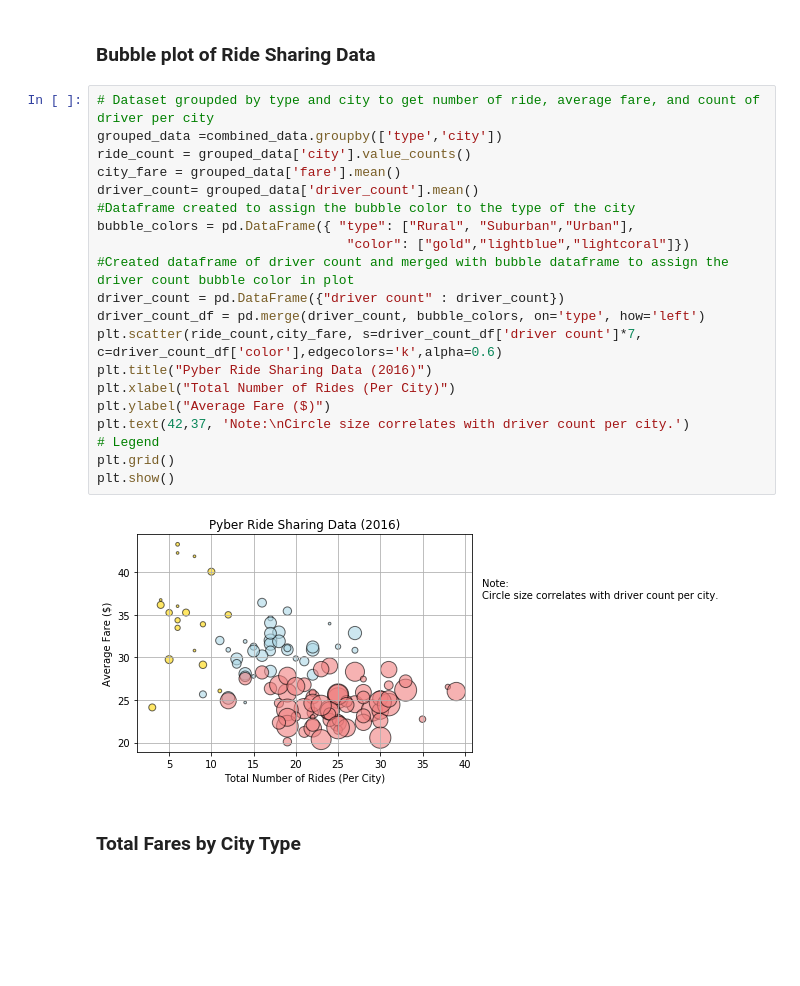
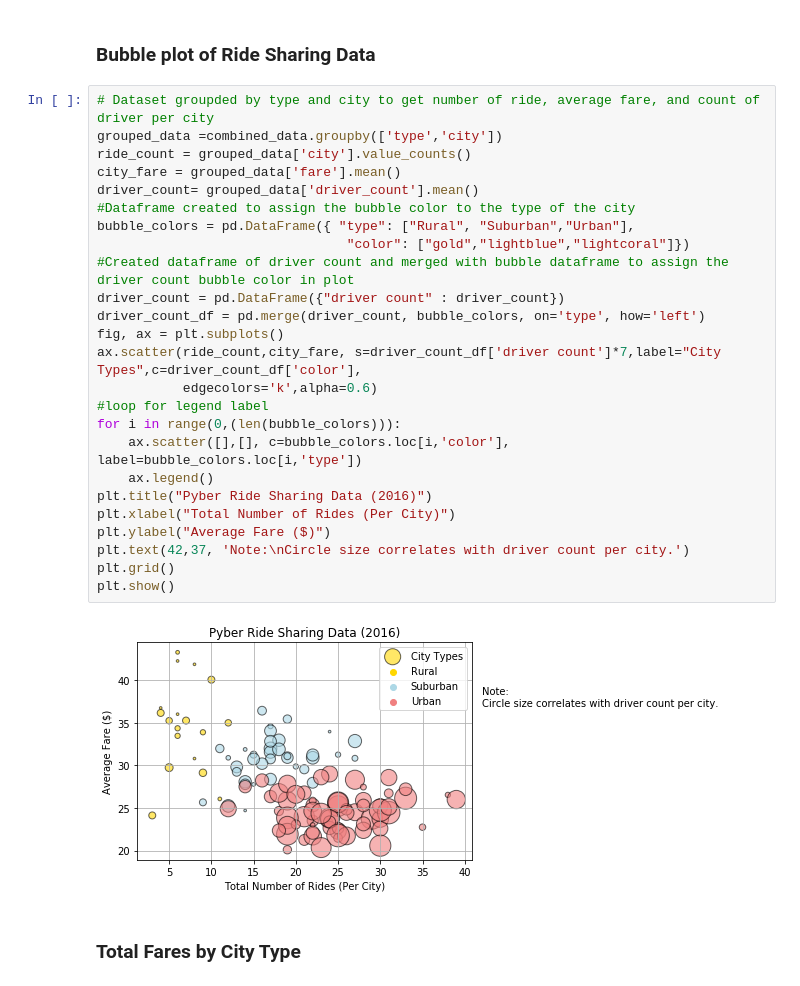
Before and after one commit to reemaratnani/Matplotlib, a Jupyter notebook: Pyber.ipynb, the cells around one changed output. Drawn from its saved outputs; the diff is of its cells as text; blank space fills up the shorter version.

Commit message:
bubble plot legend

```diff
--- a/Pyber.ipynb
+++ b/Pyber.ipynb
@@ -25,25 +25,30 @@ combined_data.head()
 # %%
 # Dataset groupded by type and city to get number of ride, average fare, and count of driver per city
 grouped_data =combined_data.groupby(['type','city'])
 ride_count = grouped_data['city'].value_counts()
 city_fare = grouped_data['fare'].mean()
 driver_count= grouped_data['driver_count'].mean()
 #Dataframe created to assign the bubble color to the type of the city
 bubble_colors = pd.DataFrame({ "type": ["Rural", "Suburban","Urban"],
                                 "color": ["gold","lightblue","lightcoral"]})
 #Created dataframe of driver count and merged with bubble dataframe to assign the driver count bubble color in plot
 driver_count = pd.DataFrame({"driver count" : driver_count})
 driver_count_df = pd.merge(driver_count, bubble_colors, on='type', how='left')
-plt.scatter(ride_count,city_fare, s=driver_count_df['driver count']*7, c=driver_count_df['color'],edgecolors='k',alpha=0.6)
+fig, ax = plt.subplots()
+ax.scatter(ride_count,city_fare, s=driver_count_df['driver count']*7,label="City Types",c=driver_count_df['color'],
+           edgecolors='k',alpha=0.6)
+#loop for legend label
+for i in range(0,(len(bubble_colors))):
+    ax.scatter([],[], c=bubble_colors.loc[i,'color'], label=bubble_colors.loc[i,'type'])
+    ax.legend()
 plt.title("Pyber Ride Sharing Data (2016)")
 plt.xlabel("Total Number of Rides (Per City)")
 plt.ylabel("Average Fare ($)")
 plt.text(42,37, 'Note:\nCircle size correlates with driver count per city.')
-# Legend
 plt.grid()
 plt.show()
 # %% [output]
-[figure, old version]
+[figure, new version]
 # %% [markdown]
 ### Total Fares by City Type
 # %%
```
